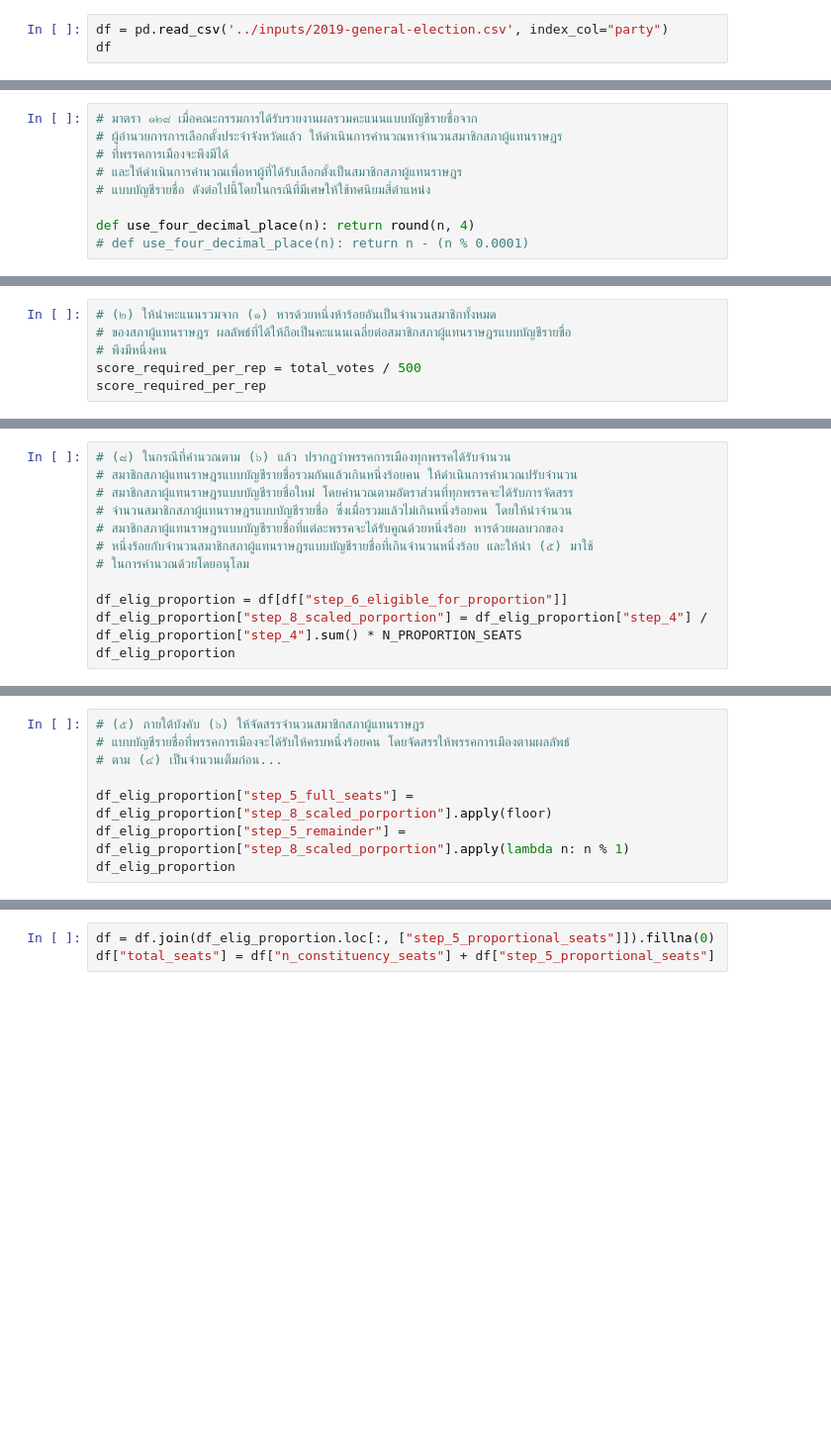
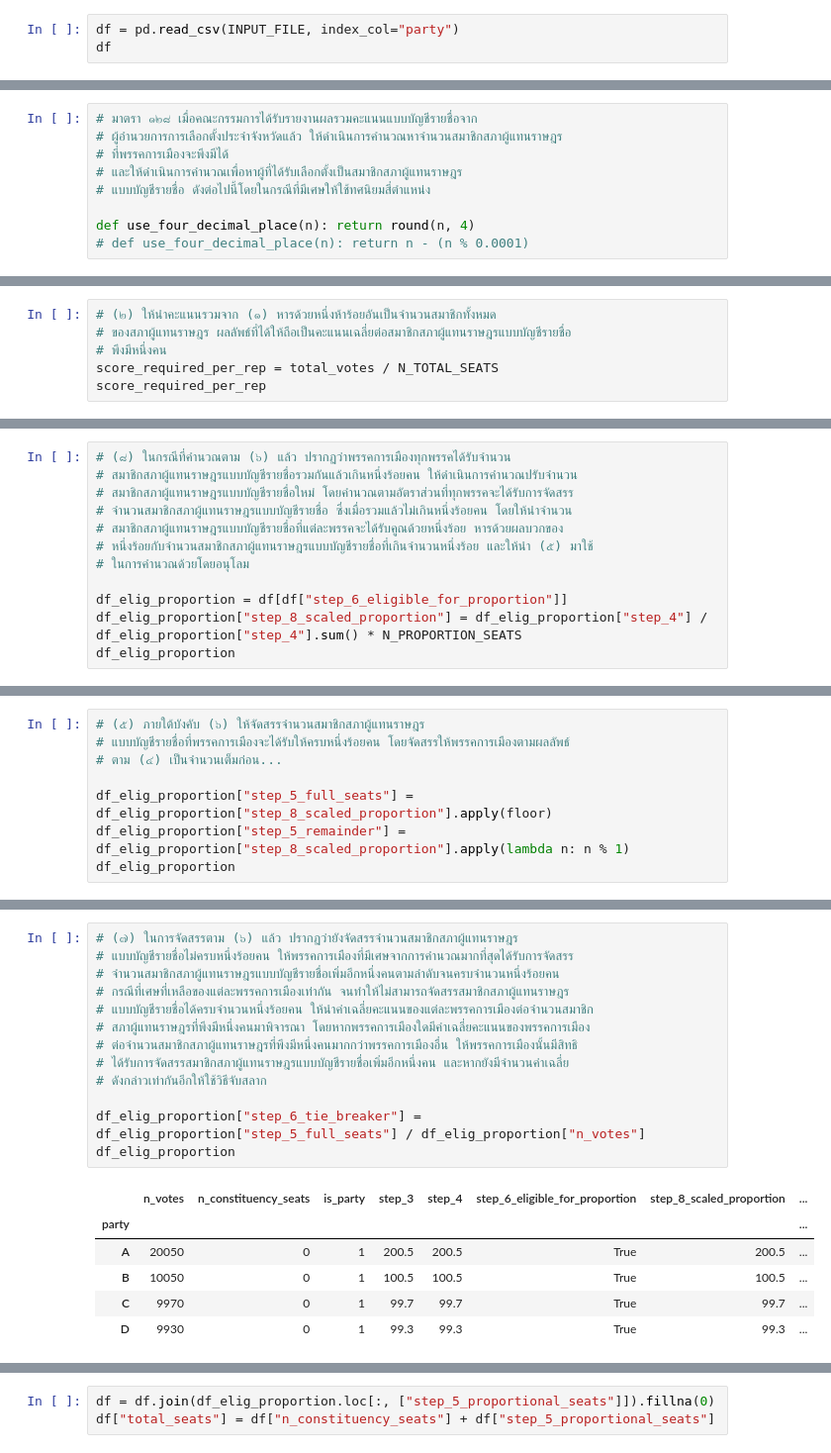
Before and after one commit to srakrn/th-parliament-representative-calculation-strategies, a Jupyter notebook: 500-ravee-m/srakrn.ipynb, the cells around one changed output, grey strips where cells are left out. Shown at 99% size. Drawn from its saved outputs; the diff is of its cells as text; blank space fills up the shorter version.

```diff
--- a/500-ravee-m/srakrn.ipynb
+++ b/500-ravee-m/srakrn.ipynb
@@ -10,5 +14,5 @@ N_TOTAL_SEATS = 500
 # %%
-df = pd.read_csv('../inputs/2019-general-election.csv', index_col="party")
+df = pd.read_csv(INPUT_FILE, index_col="party")
 df
 # %% [output]
 |  | n_votes | n_constituency_seats | is_party |
@@ -57,6 +49,6 @@ total_votes
 # (๒) ให้นำคะแนนรวมจาก (๑) หารด้วยหนึ่งห้าร้อยอันเป็นจำนวนสมาชิกทั้งหมด
 # ของสภาผู้แทนราษฎร ผลลัพธ์ที่ได้ให้ถือเป็นคะแนนเฉลี่ยต่อสมาชิกสภาผู้แทนราษฎรแบบบัญชีรายชื่อ
 # พึงมีหนึ่งคน
-score_required_per_rep = total_votes / 500
+score_required_per_rep = total_votes / N_TOTAL_SEATS
 score_required_per_rep
 # %% [output]
@@ -182,6 +126,6 @@ df
 # ในการคำนวณด้วยโดยอนุโลม
 
 df_elig_proportion = df[df["step_6_eligible_for_proportion"]]
-df_elig_proportion["step_8_scaled_porportion"] = df_elig_proportion["step_4"] / df_elig_proportion["step_4"].sum() * N_PROPORTION_SEATS
+df_elig_proportion["step_8_scaled_proportion"] = df_elig_proportion["step_4"] / df_elig_proportion["step_4"].sum() * N_PROPORTION_SEATS
 df_elig_proportion
 # %% [output]
@@ -208,7 +140,7 @@ df_elig_proportion
 # แบบบัญชีรายชื่อที่พรรคการเมืองจะได้รับให้ครบหนึ่งร้อยคน โดยจัดสรรให้พรรคการเมืองตามผลลัพธ์
 # ตาม (๔) เป็นจำนวนเต็มก่อน...
 
-df_elig_proportion["step_5_full_seats"] = df_elig_proportion["step_8_scaled_porportion"].apply(floor)
-df_elig_proportion["step_5_remainder"] = df_elig_proportion["step_8_scaled_porportion"].apply(lambda n: n % 1)
+df_elig_proportion["step_5_full_seats"] = df_elig_proportion["step_8_scaled_proportion"].apply(floor)
+df_elig_proportion["step_5_remainder"] = df_elig_proportion["step_8_scaled_proportion"].apply(lambda n: n % 1)
 df_elig_proportion
 # %% [output]
@@ -245,3 +165,23 @@ n_senators_to_assign_by_remainder
+# %%
+# (๗) ในการจัดสรรตาม (๖) แล้ว ปรากฏว่ายังจัดสรรจำนวนสมาชิกสภาผู้แทนราษฎร
+# แบบบัญชีรายชื่อไม่ครบหนึ่งร้อยคน ให้พรรคการเมืองที่มีเศษจากการคำนวณมากที่สุดได้รับการจัดสรร
+# จำนวนสมาชิกสภาผู้แทนราษฎรแบบบัญชีรายชื่อเพิ่มอีกหนึ่งคนตามลำดับจนครบจำนวนหนึ่งร้อยคน
+# กรณีที่เศษที่เหลือของแต่ละพรรคการเมืองเท่ากัน จนทำให้ไม่สามารถจัดสรรสมาชิกสภาผู้แทนราษฎร
+# แบบบัญชีรายชื่อได้ครบจำนวนหนึ่งร้อยคน ให้นำค่าเฉลี่ยคะแนนของแต่ละพรรคการเมืองต่อจำนวนสมาชิก
+# สภาผู้แทนราษฎรที่พึงมีหนึ่งคนมาพิจารณา โดยหากพรรคการเมืองใดมีค่าเฉลี่ยคะแนนของพรรคการเมือง
+# ต่อจำนวนสมาชิกสภาผู้แทนราษฎรที่พึงมีหนึ่งคนมากกว่าพรรคการเมืองอื่น ให้พรรคการเมืองนั้นมีสิทธิ
+# ได้รับการจัดสรรสมาชิกสภาผู้แทนราษฎรแบบบัญชีรายชื่อเพิ่มอีกหนึ่งคน และหากยังมีจำนวนค่าเฉลี่ย
+# ดังกล่าวเท่ากันอีกให้ใช้วิธีจับสลาก
+
+df_elig_proportion["step_6_tie_breaker"] = df_elig_proportion["step_5_full_seats"] / df_elig_proportion["n_votes"]
+df_elig_proportion
+# %% [output]
+|  | n_votes | n_constituency_seats | is_party | step_3 | step_4 | step_6_eligible_for_proportion | step_8_scaled_proportion | ... |
+| party |  |  |  |  |  |  |  | ... |
+| A | 20050 | 0 | 1 | 200.5 | 200.5 | True | 200.5 | ... |
+| B | 10050 | 0 | 1 | 100.5 | 100.5 | True | 100.5 | ... |
+| C | 9970 | 0 | 1 | 99.7 | 99.7 | True | 99.7 | ... |
+| D | 9930 | 0 | 1 | 99.3 | 99.3 | True | 99.3 | ... |
 # %%
 parties_to_get_reps_from_remainder = df_elig_proportion.sort_values("step_5_remainder", ascending=False).head(n_senators_to_assign_by_remainder).index
 
```
Also changed, not shown: parts of 18 cells of this notebook.
